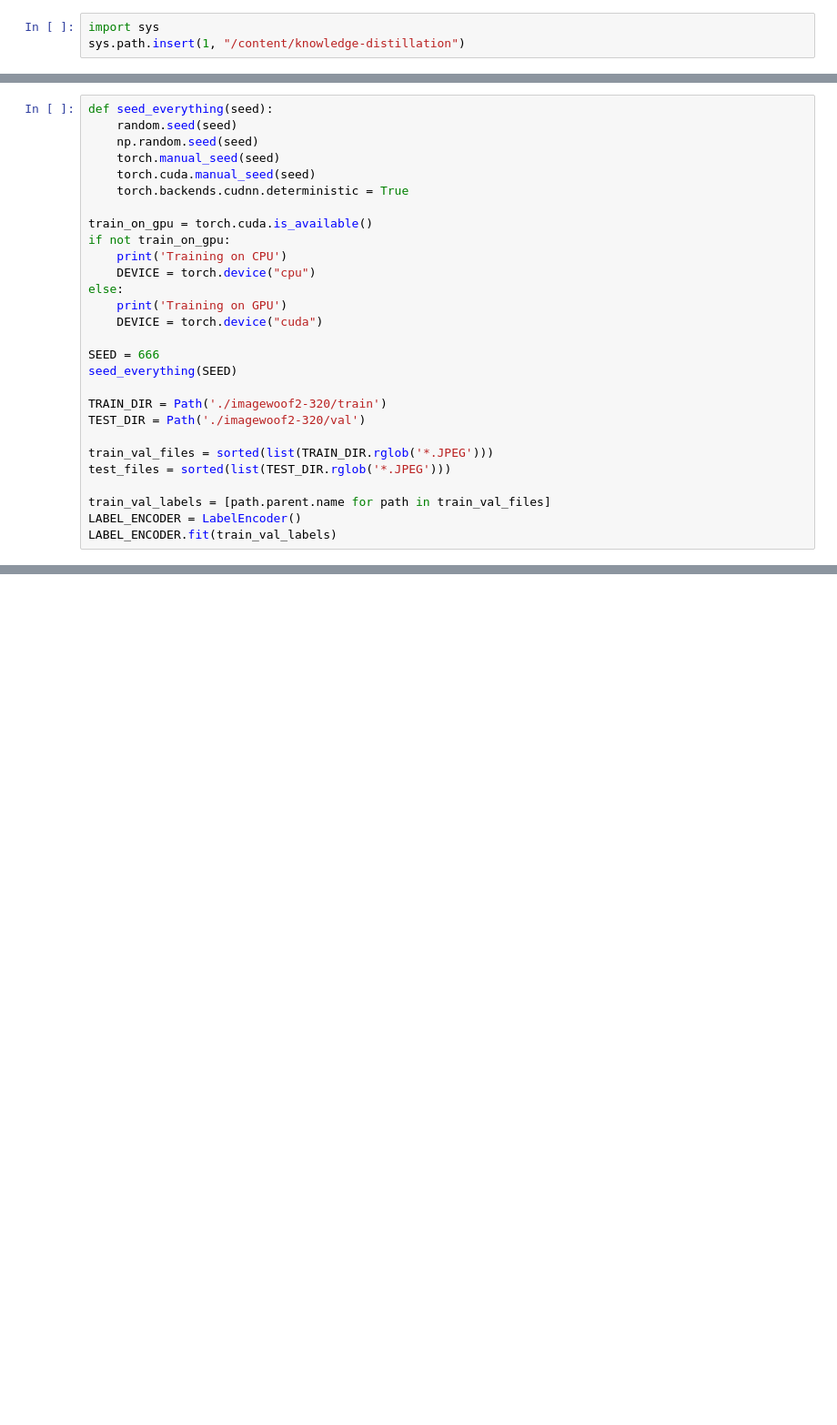
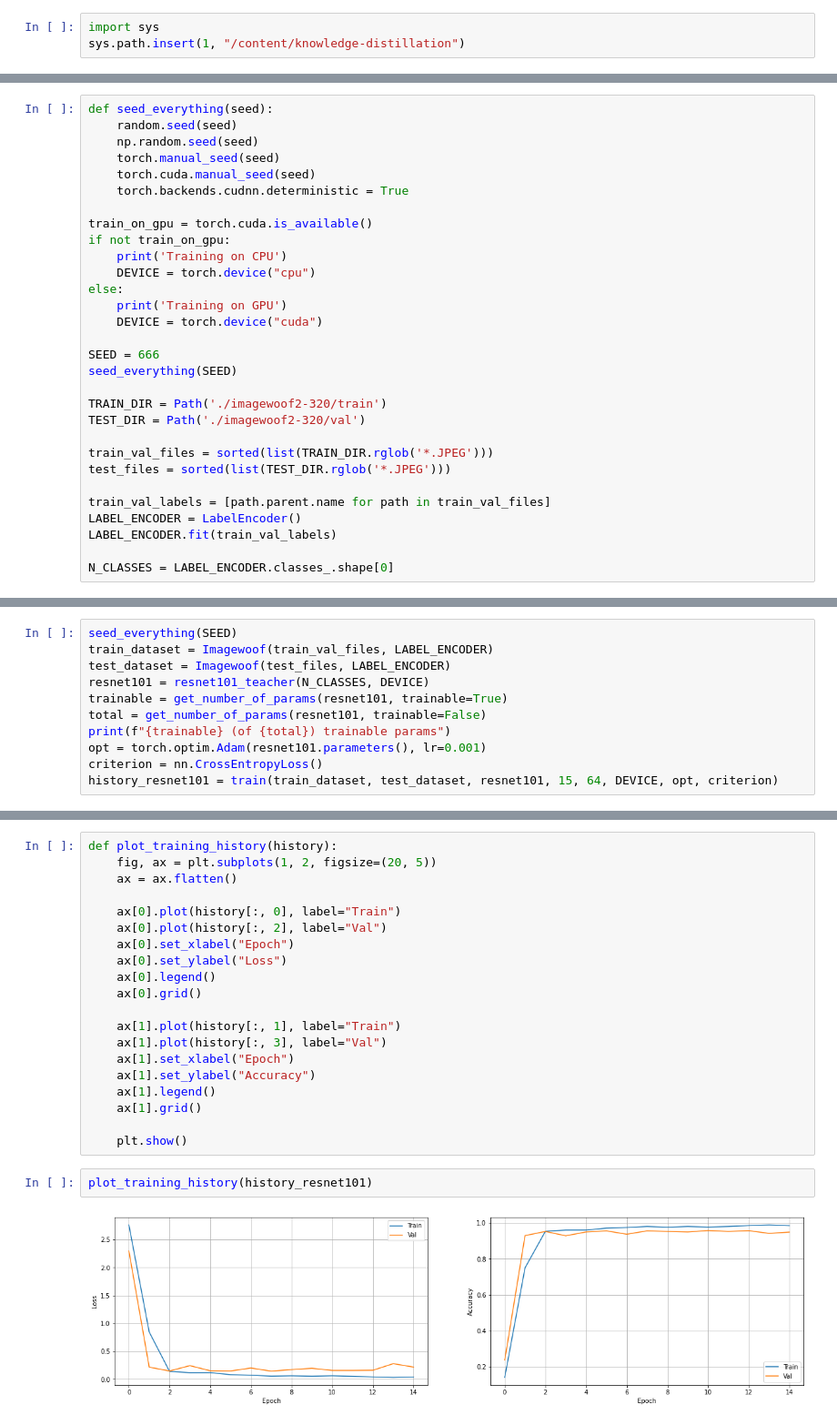
Before and after one commit to stdereka/knowledge-distillation, a Jupyter notebook: experiments.ipynb, the cells around one changed output, grey strips where cells are left out. Shown at 91% size. Cells and saved outputs as stored; diff of their text form; blank space fills up the shorter version.

```diff
--- a/experiments.ipynb
+++ b/experiments.ipynb
@@ -59,4 +68,6 @@ test_files = sorted(list(TEST_DIR.rglob('*.JPEG')))
 train_val_labels = [path.parent.name for path in train_val_files]
 LABEL_ENCODER = LabelEncoder()
 LABEL_ENCODER.fit(train_val_labels)
+
+N_CLASSES = LABEL_ENCODER.classes_.shape[0]
 # %% [output]
@@ -91,0 +75,11 @@ train_loss: 0.1184, val_loss: 0.2823, train_acc: 0.9641, val_acc: 0.9122
+# %%
+seed_everything(SEED)
+train_dataset = Imagewoof(train_val_files, LABEL_ENCODER)
+test_dataset = Imagewoof(test_files, LABEL_ENCODER)
+resnet101 = resnet101_teacher(N_CLASSES, DEVICE)
+trainable = get_number_of_params(resnet101, trainable=True)
+total = get_number_of_params(resnet101, trainable=False)
+print(f"{trainable} (of {total}) trainable params")
+opt = torch.optim.Adam(resnet101.parameters(), lr=0.001)
+criterion = nn.CrossEntropyLoss()
+history_resnet101 = train(train_dataset, test_dataset, resnet101, 15, 64, DEVICE, opt, criterion)
@@ -92 +105,25 @@ train_loss: 0.1184, val_loss: 0.2823, train_acc: 0.9641, val_acc: 0.9122
+# %%
+def plot_training_history(history):
+    fig, ax = plt.subplots(1, 2, figsize=(20, 5))
+    ax = ax.flatten()
+
+    ax[0].plot(history[:, 0], label="Train")
+    ax[0].plot(history[:, 2], label="Val")
+    ax[0].set_xlabel("Epoch")
+    ax[0].set_ylabel("Loss")
+    ax[0].legend()
+    ax[0].grid()
+
+    ax[1].plot(history[:, 1], label="Train")
+    ax[1].plot(history[:, 3], label="Val")
+    ax[1].set_xlabel("Epoch")
+    ax[1].set_ylabel("Accuracy")
+    ax[1].legend()
+    ax[1].grid()
+
+    plt.show()
+# %%
+plot_training_history(history_resnet101)
+# %% [output]
+[figure, added]
 # %%
```
Also changed, not shown: parts of 17 cells of this notebook, 3 other files.
